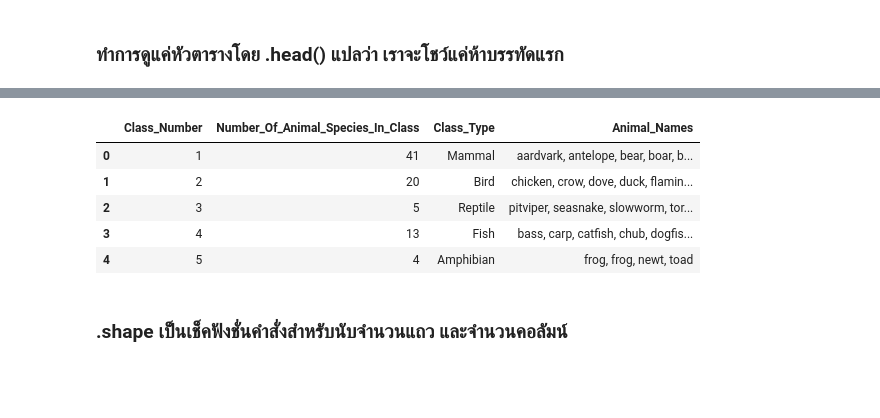
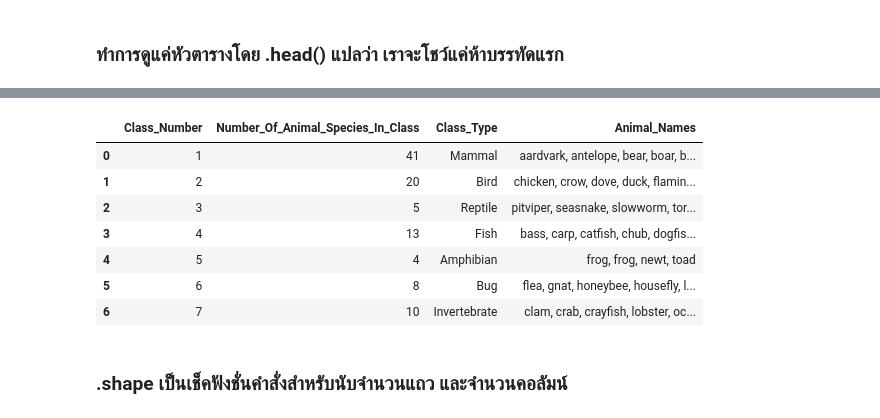
Before and after one commit to Suchirapon/KKU_data_mining, a Jupyter notebook: ZooProject.ipynb, the cells around one changed output, grey strips where cells are left out. Cells and saved outputs as stored; diff of their text form; code cells hidden in the pictures; blank space fills up the shorter version.

```diff
--- a/ZooProject.ipynb
+++ b/ZooProject.ipynb
@@ -31,13 +38,15 @@ zoo_type.head()
 # %%
 class_type = pandas.read_csv(class_type)
-class_type.head()
+class_type
 # %% [output]
 |  | Class_Number | Number_Of_Animal_Species_In_Class | Class_Type | Animal_Names |
 | 0 | 1 | 41 | Mammal | aardvark, antelope, bear, boar, b... |
 | 1 | 2 | 20 | Bird | chicken, crow, dove, duck, flamin... |
 | 2 | 3 | 5 | Reptile | pitviper, seasnake, slowworm, tor... |
 | 3 | 4 | 13 | Fish | bass, carp, catfish, chub, dogfis... |
 | 4 | 5 | 4 | Amphibian | frog, frog, newt, toad |
+| 5 | 6 | 8 | Bug | flea, gnat, honeybee, housefly, l... |
+| 6 | 7 | 10 | Invertebrate | clam, crab, crayfish, lobster, oc... |
 # %% [markdown]
 ### .shape เป็นเช็คฟังชั่นคำสั่งสำหรับนับจำนวนแถว และจำนวนคอลัมน์
 # %%
```
Also changed, not shown: parts of 17 cells of this notebook.
